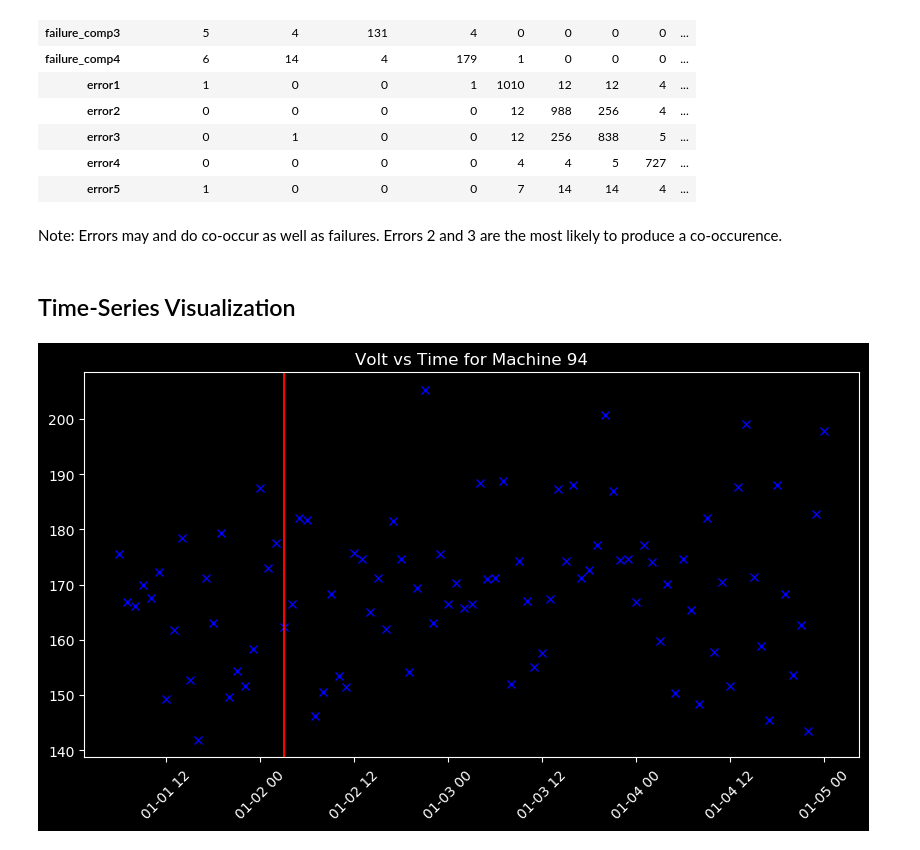
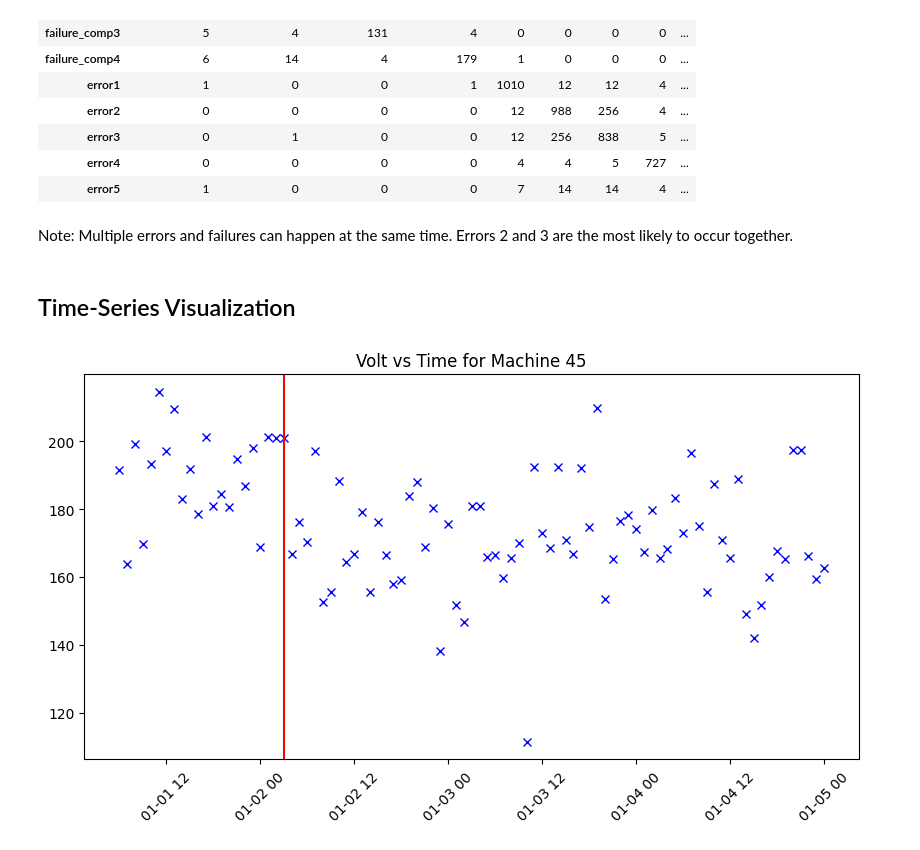
Before and after one commit to stevenjlm/marching-penguin, a Jupyter notebook: src/data_parsing/explore.ipynb, the cells around one changed output. Drawn from its saved outputs; the diff is of its cells as text; code cells hidden in the pictures.

```diff
--- a/src/data_parsing/explore.ipynb
+++ b/src/data_parsing/explore.ipynb
@@ -42,7 +42,6 @@ tel.describe()
 Distribution of physical measurements.
 # %%
 import matplotlib.pyplot as plt
-plt.style.use('dark_background')
 plt.rcParams['figure.figsize'] = [9, 10]
 tel.iloc[:, 2:].hist(bins=20)
 plt.show()
@@ -105,7 +104,7 @@ cooc
 | error4 | 0 | 0 | 0 | 0 | 4 | 4 | 5 | 727 | ... |
 | error5 | 1 | 0 | 0 | 0 | 7 | 14 | 14 | 4 | ... |
 # %% [markdown]
-Note: Errors may and do co-occur as well as failures. Errors 2 and 3 are the most likely to produce a co-occurence.
+Note: Multiple errors and failures can happen at the same time. Errors 2 and 3 are the most likely to occur together.
 # %% [markdown]
 ## Time-Series Visualization
 # %%
@@ -119,13 +118,13 @@ sample_e = Data.pandas_window_sample(events, START_T, END_T)
 
 failures = sample_e.loc[sample_e['failure'] == True]
 # %%
-machine_id = 94
+machine_id = 45
 plt.rcParams['figure.figsize'] = [10, 5]
 plt.title(f"Volt vs Time for Machine {machine_id}")
 plt.plot(sample_t["datetime"].loc[sample_t["machineID"] == machine_id], sample_t["volt"].loc[sample_t["machineID"] == machine_id], "xb")
 for t in failures["datetime"].loc[failures["machineID"] == machine_id]:
     plt.axvline(t, color="r")
 plt.xticks(rotation = 45)
 plt.show()
 # %% [output]
-[figure, old version]
+[figure, new version]
```
Also changed, not shown: parts of 2 cells of this notebook, 3 other files.
